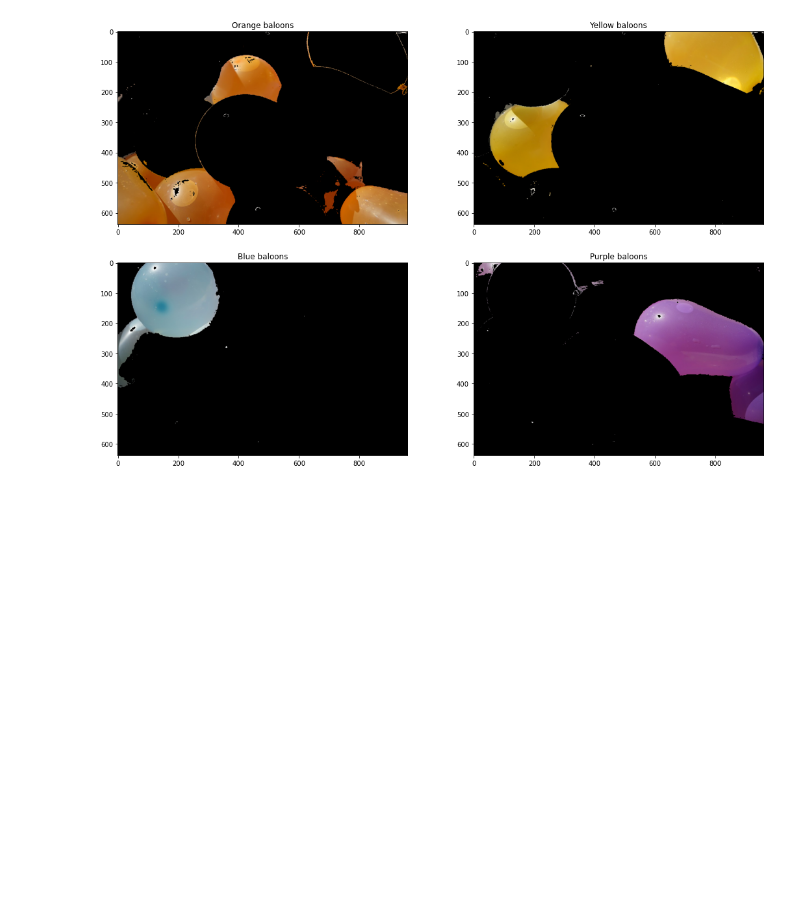
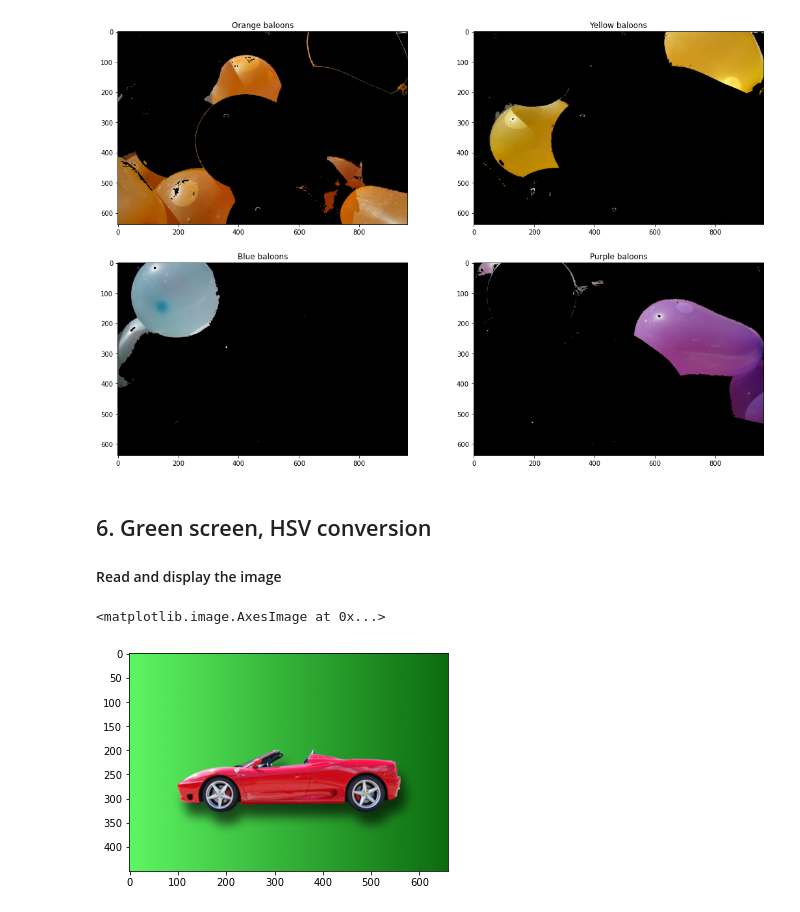
Before and after one commit to albert-kuc/Udacity, a Jupyter notebook: Computer_Vision/Intro_to_Computer_Vision/01_Image_Representation_and_Classification.ipynb, the cells around one changed output. Saved outputs shown, nothing was run; the diff lists cells and outputs as text; code cells hidden in the pictures; blank space fills up the shorter version.

Commit message:
Updated 01_Image_Representation_and_Classification.ipynb in Computer Vision
Added section 6

```diff
--- a/Computer_Vision/Intro_to_Computer_Vision/01_Image_Representation_and_Classification.ipynb
+++ b/Computer_Vision/Intro_to_Computer_Vision/01_Image_Representation_and_Classification.ipynb
@@ -377,3 +377,15 @@ for i in range(len(masked_imgs)):
 plt.show()
 # %% [output]
 [figure]
+# %% [markdown]
+## 6. Green screen, HSV conversion
+
+#### Read and display the image
+# %%
+image = cv2.imread('images/car_green_screen2.jpg')
+image = cv2.cvtColor(image, cv2.COLOR_BGR2RGB)
+
+plt.imshow(image)
+# %% [output]
+<matplotlib.image.AxesImage at 0x...>
+[figure, added]
```
Also changed, not shown: parts of 9 cells of this notebook, 2 other files.
